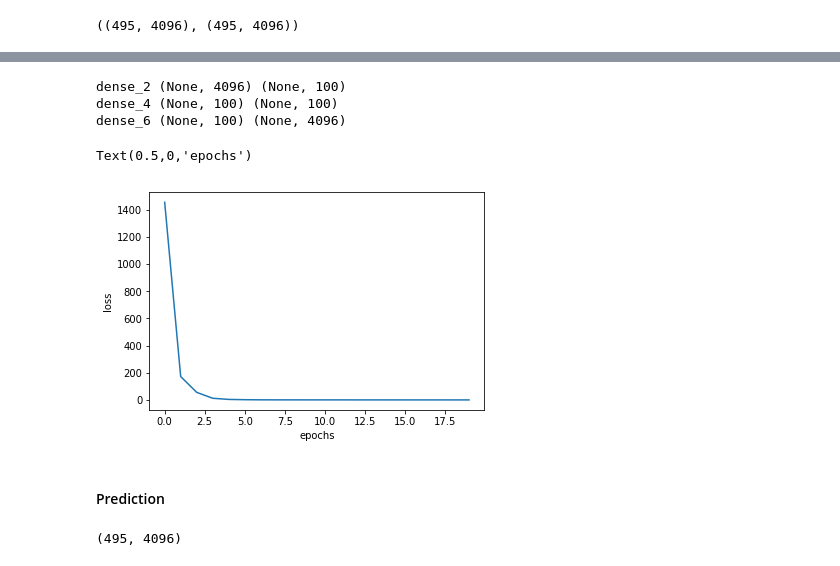
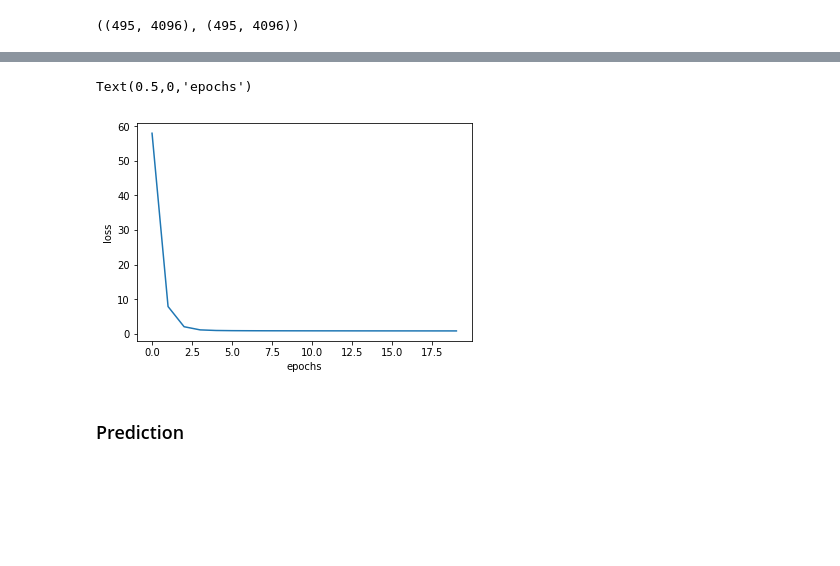
Before and after one commit to alexattia/Medical-Image-Analysis, a Jupyter notebook: Stacked Auto Encoder.ipynb, the cells around one changed output, grey strips where cells are left out. Drawn from its saved outputs; the diff is of its cells as text; code cells hidden in the pictures; blank space fills up the shorter version.

```diff
--- a/Stacked Auto Encoder.ipynb
+++ b/Stacked Auto Encoder.ipynb
@@ -134 +107,3 @@ dense_3 (None, 100) (None, 4096)
+# %%
+encoded_X, encoder_0 = model1(X_train)
 # %% [markdown]
@@ -170 +135,3 @@ dense_5 (None, 100) (None, 100)
+# %%
+encoder_1 = model2(encoded_X)
 # %% [markdown]
@@ -172,10 +139,20 @@ dense_5 (None, 100) (None, 100)
 # %%
-model = Sequential()
-model.add(encoder_0)
-model.add(encoder_1)
-model.add(Dense(input_dim = 100, output_dim = 4096, init = 'zero', kernel_regularizer=regularizers.l2(3*0.001)))
-model.compile(optimizer = 'adam', loss = "MSE", metrics=['accuracy'])
-
-h = model.fit(X_train, Y_train,
-          epochs=20,
-          verbose=2)
+def model3(X_train, Y_train, encoder_0, encoder_1, init='zero'
+           get_history=False, verbose=0, param_reg=3*0.001):
+    """
+    Last part of the stacked AE.
+    :param X_train: ROI input image
+    :param init: set the initial kernel weights (None for uniform)
+    :param get_history: boolean to return the loss history
+    :return: final model
+    """
+    model = Sequential()
+    model.add(encoder_0)
+    model.add(encoder_1)
+    model.add(Dense(input_dim=100, units=4096, kernel_initializer=init, kernel_regularizer=regularizers.l2(param_reg)))
+    model.compile(optimizer = 'adam', loss = "MSE", metrics=['accuracy'])
+    h = model.fit(X_train, Y_train, epochs=20, verbose=verbose)
+    if get_history:
+        return h.history['loss'], model
+    else:
+        return model
@@ -200,22 +159,11 @@ Epoch 20/20
-# %%
-for p in model.layers:
-    print(p.name, p.input_shape, p.output_shape)
-# %% [output]
-dense_2 (None, 4096) (None, 100)
-dense_4 (None, 100) (None, 100)
-dense_6 (None, 100) (None, 4096)
+# %%
+h, model = model3(X_train, Y_train, encoder_0, encoder_1, True)
 # %%
-metric = 'loss'
-plt.plot(range(len(h.history[metric])), h.history[metric])
-plt.ylabel(metric)
+plt.plot(range(len(h)), h)
+plt.ylabel('loss')
 plt.xlabel('epochs')
 # %% [output]
 Text(0.5,0,'epochs')
-[figure, old version]
+[figure, new version]
 # %% [markdown]
-#### Prediction
+### Prediction
-# %%
-l3_pred = model.predict(X_train)
-l3_pred.shape
-# %% [output]
-(495, 4096)
```
Also changed, not shown: parts of 23 cells of this notebook, 2 other files.
